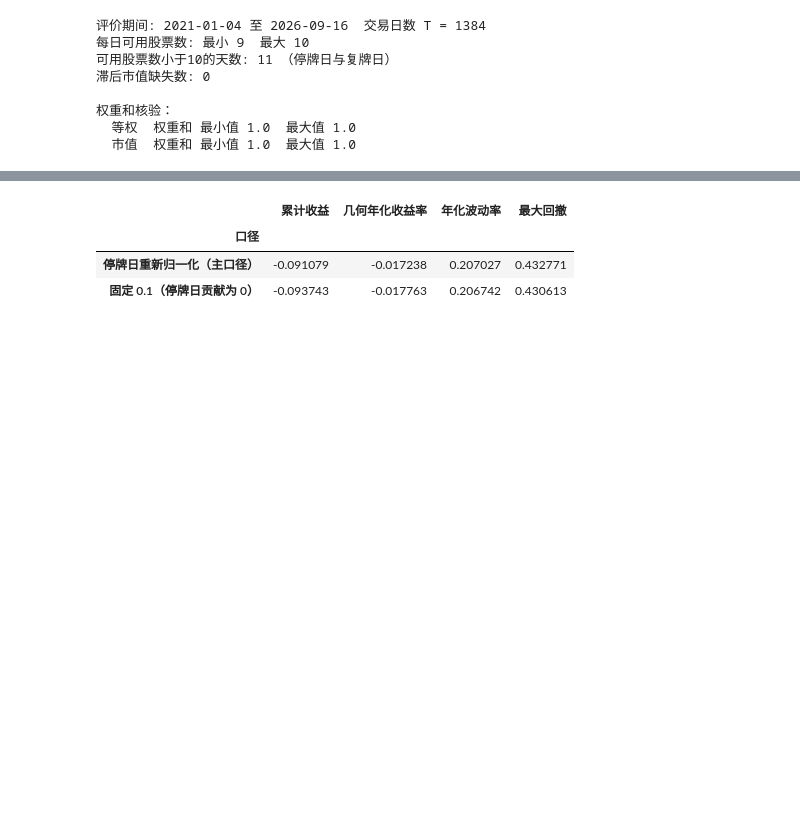
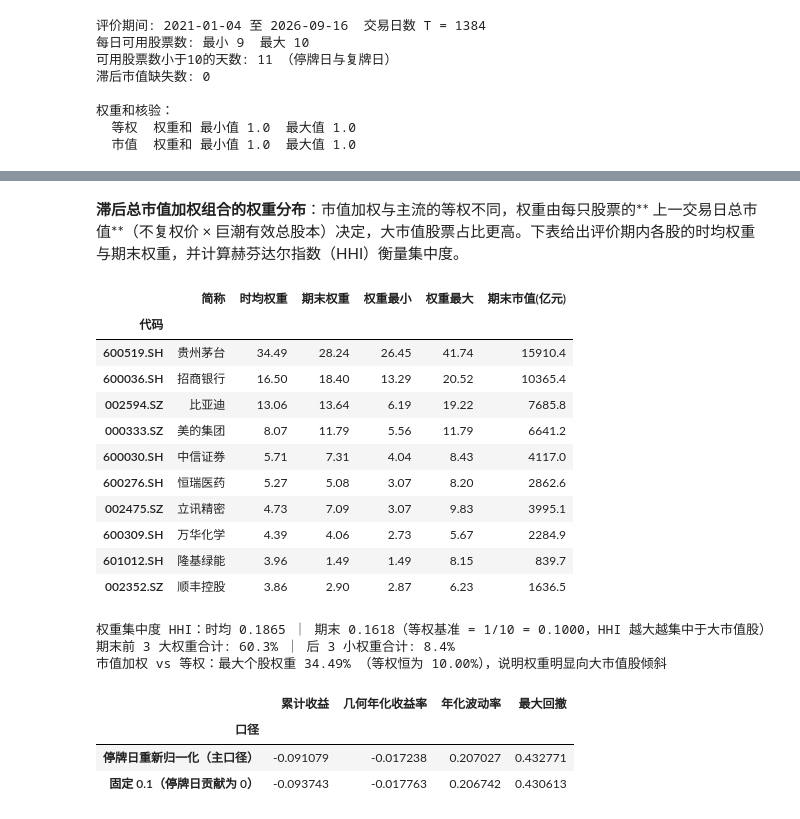
Before and after one commit to Jaremy112/fineco-homework, a Jupyter notebook: hw02-1/hw02-1.ipynb, the cells around one changed output, grey strips where cells are left out. Drawn from its saved outputs; the diff is of its cells as text; code cells hidden in the pictures; blank space fills up the shorter version.

```diff
--- a/hw02-1/hw02-1.ipynb
+++ b/hw02-1/hw02-1.ipynb
@@ -1268,6 +1301,50 @@ print("\n两组合日收益的相关系数:", round(float(np.corrcoef(r_ew, r_vw
 最大回撤       0.004289
 
 两组合日收益的相关系数: 0.9412
+# %% [markdown]
+**滞后总市值加权组合的权重分布**：市值加权与主流的等权不同，权重由每只股票的** 上一交易日总市值**（不复权价 × 巨潮有效总股本）决定，大市值股票占比更高。下表给出评价期内各股的时均权重与期末权重，并计算赫芬达尔指数（HHI）衡量集中度。
+# %%
+# 市值加权组合的权重分布：时均权重、期末权重、以及集中度 HHI
+w_tbl = pd.DataFrame({
+    "简称": [names[c] for c in order],
+    "代码": order,
+    "时均权重": [float(w_vw[c].mean()) for c in order],
+    "期末权重": [float(w_vw[c].iloc[-1]) for c in order],
+    "权重最小": [float(w_vw[c].min()) for c in order],
+    "权重最大": [float(w_vw[c].max()) for c in order],
+    "期末市值(亿元)": [float(mv_lag[c].iloc[-1]) for c in order],
+}).set_index("代码")
+w_tbl["时均权重"] = (w_tbl["时均权重"] * 100).round(2)
+w_tbl["期末权重"] = (w_tbl["期末权重"] * 100).round(2)
+w_tbl["权重最小"] = (w_tbl["权重最小"] * 100).round(2)
+w_tbl["权重最大"] = (w_tbl["权重最大"] * 100).round(2)
+w_tbl["期末市值(亿元)"] = w_tbl["期末市值(亿元)"].round(1)
+display(w_tbl.sort_values("时均权重", ascending=False))
+
+hhi_mean = float(((w_vw.fillna(0) ** 2).sum(axis=1)).mean())     # 时均 HHI
+hhi_last = float((w_vw.iloc[-1].fillna(0) ** 2).sum())           # 期末 HHI
+print(f"权重集中度 HHI：时均 {hhi_mean:.4f} ｜ 期末 {hhi_last:.4f}"
+      f"（等权基准 = 1/10 = 0.1000，HHI 越大越集中于大市值股）")
+print(f"期末前 3 大权重合计: {w_tbl['期末权重'].nlargest(3).sum():.1f}%"
+      f" ｜ 后 3 小权重合计: {w_tbl['期末权重'].nsmallest(3).sum():.1f}%")
+print(f"市值加权 vs 等权：最大个股权重 {w_tbl['时均权重'].max():.2f}% "
+      f"（等权恒为 10.00%），说明权重明显向大市值股倾斜")
+# %% [output]
+|  | 简称 | 时均权重 | 期末权重 | 权重最小 | 权重最大 | 期末市值(亿元) |
+| 代码 |  |  |  |  |  |  |
+| 600519.SH | 贵州茅台 | 34.49 | 28.24 | 26.45 | 41.74 | 15910.4 |
+| 600036.SH | 招商银行 | 16.50 | 18.40 | 13.29 | 20.52 | 10365.4 |
+| 002594.SZ | 比亚迪 | 13.06 | 13.64 | 6.19 | 19.22 | 7685.8 |
+| 000333.SZ | 美的集团 | 8.07 | 11.79 | 5.56 | 11.79 | 6641.2 |
+| 600030.SH | 中信证券 | 5.71 | 7.31 | 4.04 | 8.43 | 4117.0 |
+| 600276.SH | 恒瑞医药 | 5.27 | 5.08 | 3.07 | 8.20 | 2862.6 |
+| 002475.SZ | 立讯精密 | 4.73 | 7.09 | 3.07 | 9.83 | 3995.1 |
+| 600309.SH | 万华化学 | 4.39 | 4.06 | 2.73 | 5.67 | 2284.9 |
+| 601012.SH | 隆基绿能 | 3.96 | 1.49 | 1.49 | 8.15 | 839.7 |
+| 002352.SZ | 顺丰控股 | 3.86 | 2.90 | 2.87 | 6.23 | 1636.5 |
+权重集中度 HHI：时均 0.1865 ｜ 期末 0.1618（等权基准 = 1/10 = 0.1000，HHI 越大越集中于大市值股）
+期末前 3 大权重合计: 60.3% ｜ 后 3 小权重合计: 8.4%
+市值加权 vs 等权：最大个股权重 34.49% （等权恒为 10.00%），说明权重明显向大市值股倾斜
 # %%
 # 等权口径敏感性：固定 0.1（停牌日贡献为 0） vs 停牌日重新归一化（主口径）
 # 作业展示的等权公式为 Σ 0.1·r_i；主口径在停牌/复牌日把该股排除后重新归一化，
```
Also changed, not shown: parts of 14 cells of this notebook, 16 other files.
